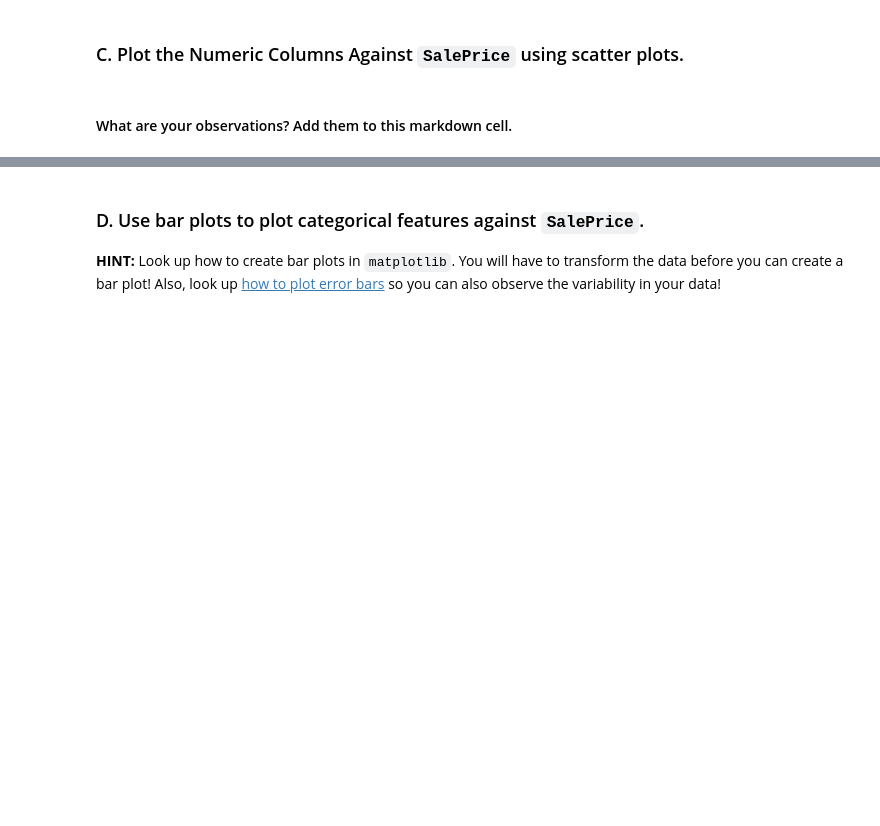
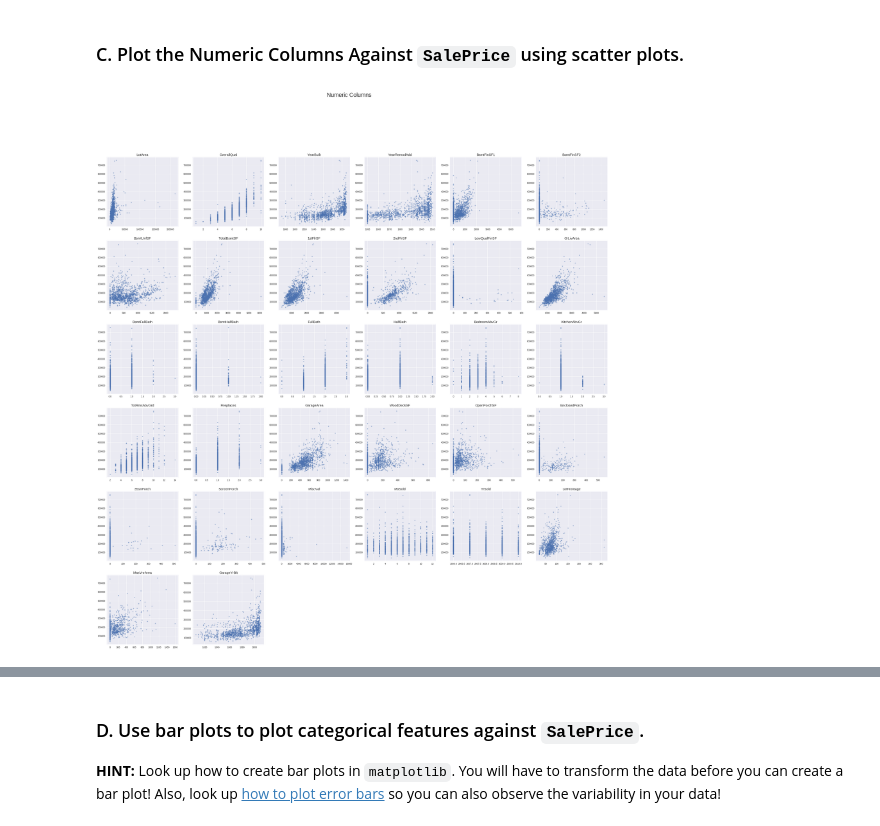
Before and after one commit to Uyentruong236/Ames_Housing, a Jupyter notebook: ipynb/project_2_starter.ipynb, the cells around one changed output, grey strips where cells are left out. Drawn from its saved outputs; the diff is of its cells as text; code cells hidden in the pictures; blank space fills up the shorter version.

Commit message:
split data

```diff
--- a/ipynb/project_2_starter.ipynb
+++ b/ipynb/project_2_starter.ipynb
@@ -166,12 +193,12 @@ df_num = pd.DataFrame(df_train[num_col])
 # %% [markdown]
 ### C. Plot the Numeric Columns Against `SalePrice` using scatter plots.
 # %%
-# fig = plt.figure(figsize=(30,30))
-# fig.suptitle("Numeric Columns", fontsize=25)
-# for i, col in enumerate(df_num.columns):
-#     if 'SalePrice' not in col:
-#         fig.add_subplot(6,6,1+i)
-#         plt.scatter(x=col, y="SalePrice", data=df_train, s=15, alpha =0.5)
-#         plt.title(col, fontsize=15)
+fig = plt.figure(figsize=(40,40))
+fig.suptitle("Numeric Columns", fontsize=25)
+for i, col in enumerate(df_num.columns):
+    if 'SalePrice' not in col:
+        fig.add_subplot(6,6,1+i)
+        plt.scatter(x=col, y="SalePrice", data=df_train, s=15, alpha =0.5)
+        plt.title(col, fontsize=15)
+# %% [output]
+[figure, added]
-# %% [markdown]
-#### What are your observations? Add them to this markdown cell.
```
Also changed, not shown: parts of 31 cells of this notebook.
